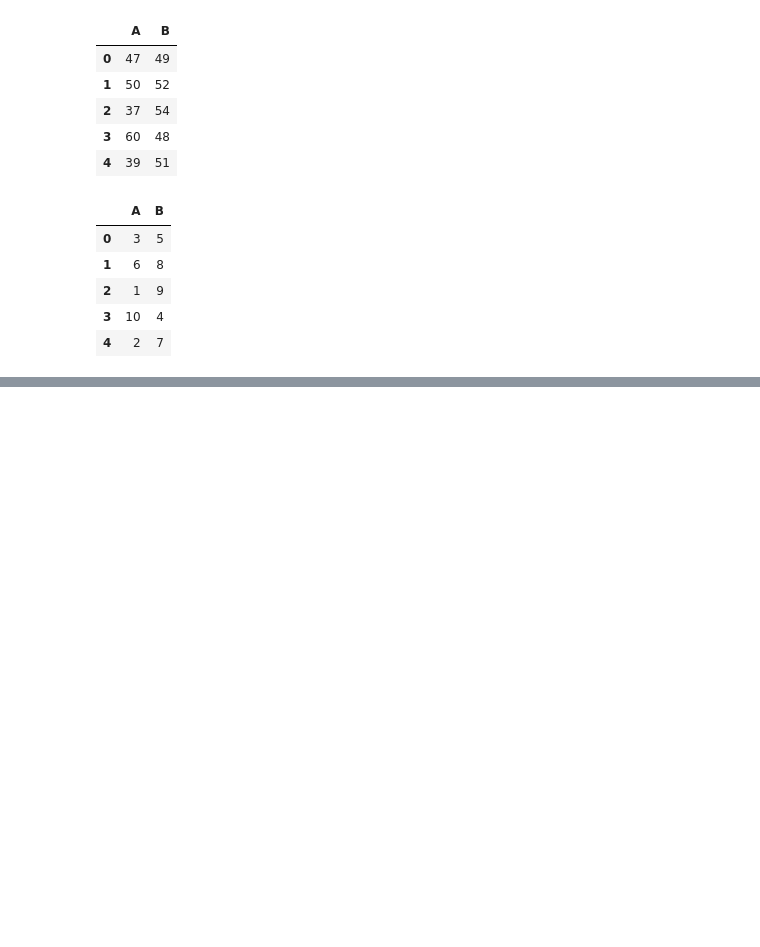
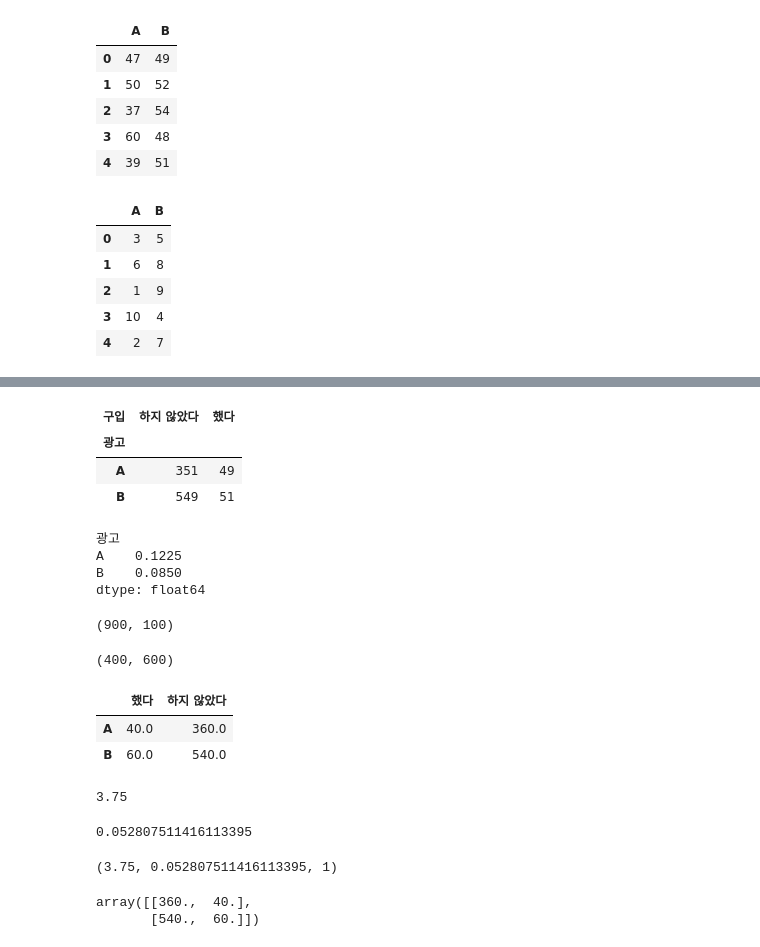
Before and after one commit to wousikchoi16/statpython, a Jupyter notebook: CH11_통계적가설검정.ipynb, the cells around one changed output, grey strips where cells are left out. Drawn from its saved outputs; the diff is of its cells as text; code cells hidden in the pictures; blank space fills up the shorter version.

```diff
--- a/CH11_통계적가설검정.ipynb
+++ b/CH11_통계적가설검정.ipynb
@@ -588,0 +580,58 @@ ad_cross
+# %%
+# 교차집계표 정리.
+ad_cross = pd.crosstab(ad_df['광고'], ad_df['구입'])
+ad_cross
+# %% [output]
+| 구입 | 하지 않았다 | 했다 |
+| 광고 |  |  |
+| A | 351 | 49 |
+| B | 549 | 51 |
+# %%
+ad_cross['했다'] / (ad_cross['했다'] + ad_cross['하지 않았다'])
+# %% [output]
+광고
+A    0.1225
+B    0.0850
+dtype: float64
+# %%
+n_not, n_yes = ad_cross.sum()
+n_not, n_yes
+# %% [output]
+(900, 100)
+# %%
+n_adA, n_adB = ad_cross.sum(axis=1)
+n_adA, n_adB
+# %% [output]
+(400, 600)
+# %%
+ad_ef = pd.DataFrame({'했다': [n_adA * n_yes / n,
+                              n_adB * n_yes / n],
+                      '하지 않았다': [n_adA * n_not / n,
+                                   n_adB * n_not / n]},
+                      index=['A', 'B'])
+ad_ef
+# %% [output]
+|  | 했다 | 하지 않았다 |
+| A | 40.0 | 360.0 |
+| B | 60.0 | 540.0 |
+# %%
+y = ((ad_cross - ad_ef) ** 2 / ad_ef).sum().sum()
+y
+# %% [output]
+3.75
+# %%
+rv = stats.chi2(1)
+1 - rv.cdf(y)
+# %% [output]
+0.052807511416113395
+# %%
+chi2, p, dof, ef = stats.chi2_contingency(ad_cross,
+                                          correction=False)
+chi2, p, dof
+# %% [output]
+(3.75, 0.052807511416113395, 1)
+# %%
+ef
+# %% [output]
+array([[360.,  40.],
+       [540.,  60.]])
```
Also changed, not shown: parts of 35 cells of this notebook.
